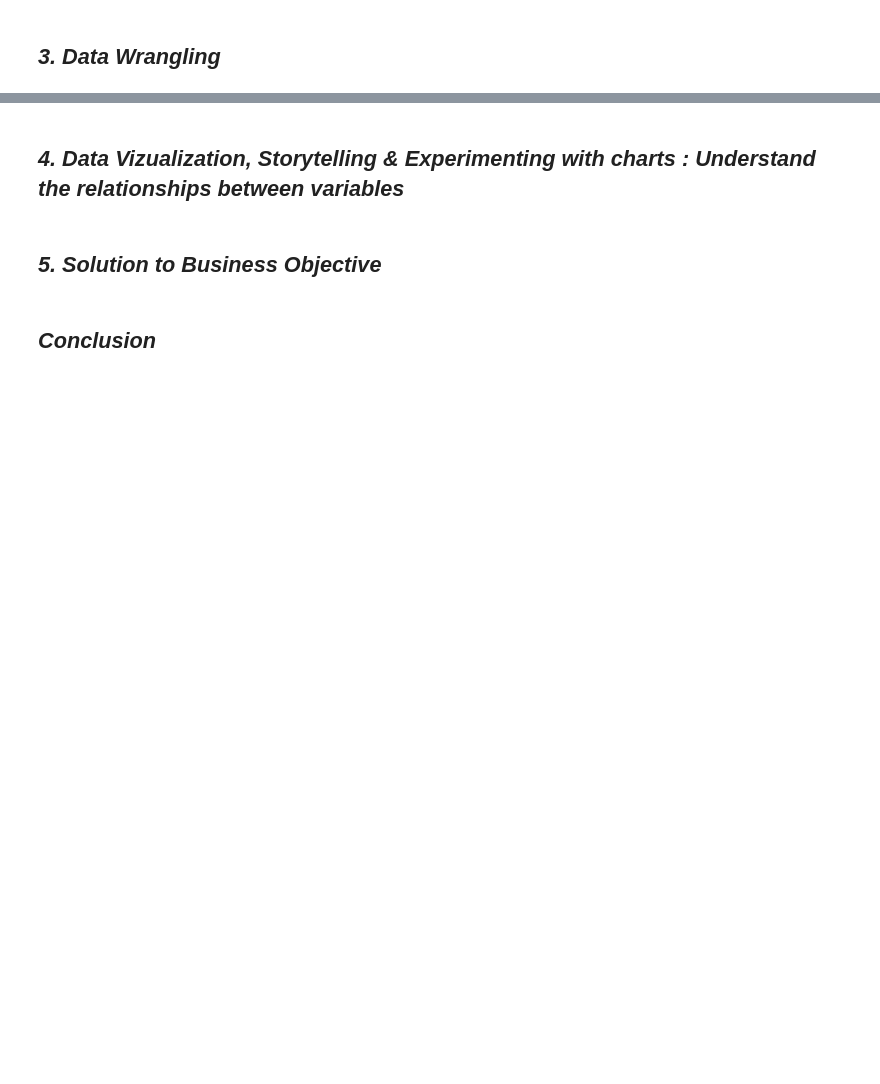
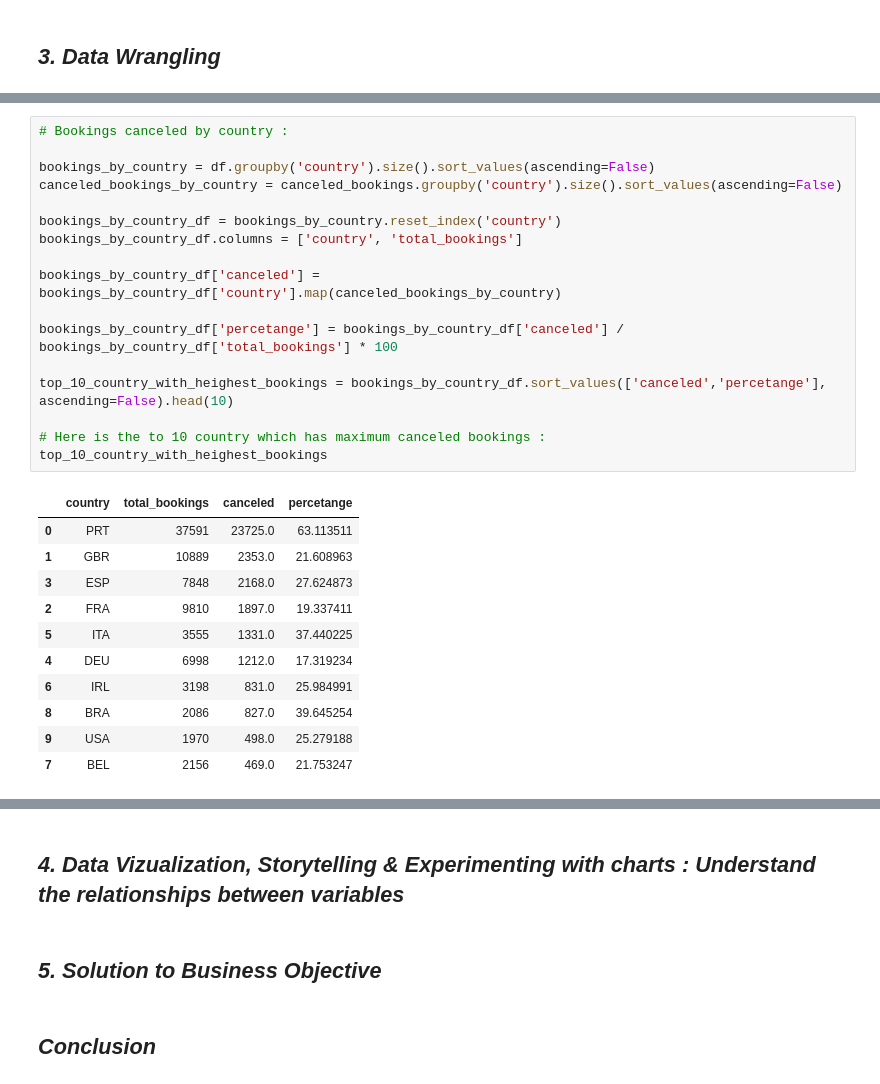
Before and after one commit to kaushdotin/Project_Root, a Jupyter notebook: Notebooks/Booking.com - Hotel Booking Analysis.ipynb, the cells around one changed output, grey strips where cells are left out. Cells and saved outputs as stored; diff of their text form; blank space fills up the shorter version.

```diff
--- a/Notebooks/Booking.com - Hotel Booking Analysis.ipynb
+++ b/Notebooks/Booking.com - Hotel Booking Analysis.ipynb
@@ -179,0 +230,29 @@ Unique value for reservation_status_date : 926.
+# %%
+# Bookings canceled by country :
+
+bookings_by_country = df.groupby('country').size().sort_values(ascending=False)
+canceled_bookings_by_country = canceled_bookings.groupby('country').size().sort_values(ascending=False)
+
+bookings_by_country_df = bookings_by_country.reset_index('country')
+bookings_by_country_df.columns = ['country', 'total_bookings']
+
+bookings_by_country_df['canceled'] = bookings_by_country_df['country'].map(canceled_bookings_by_country)
+
+bookings_by_country_df['percetange'] = bookings_by_country_df['canceled'] / bookings_by_country_df['total_bookings'] * 100
+
+top_10_country_with_heighest_bookings = bookings_by_country_df.sort_values(['canceled','percetange'], ascending=False).head(10)
+
+# Here is the to 10 country which has maximum canceled bookings :
+top_10_country_with_heighest_bookings
+# %% [output]
+|  | country | total_bookings | canceled | percetange |
+| 0 | PRT | 37591 | 23725.0 | 63.113511 |
+| 1 | GBR | 10889 | 2353.0 | 21.608963 |
+| 3 | ESP | 7848 | 2168.0 | 27.624873 |
+| 2 | FRA | 9810 | 1897.0 | 19.337411 |
+| 5 | ITA | 3555 | 1331.0 | 37.440225 |
+| 4 | DEU | 6998 | 1212.0 | 17.319234 |
+| 6 | IRL | 3198 | 831.0 | 25.984991 |
+| 8 | BRA | 2086 | 827.0 | 39.645254 |
+| 9 | USA | 1970 | 498.0 | 25.279188 |
+| 7 | BEL | 2156 | 469.0 | 21.753247 |
```
Also changed, not shown: parts of 21 cells of this notebook.
